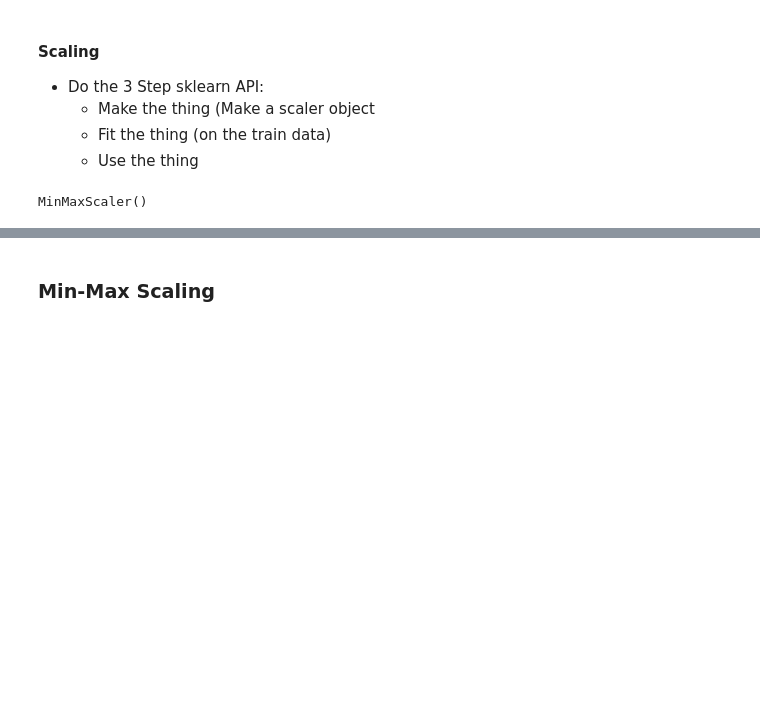
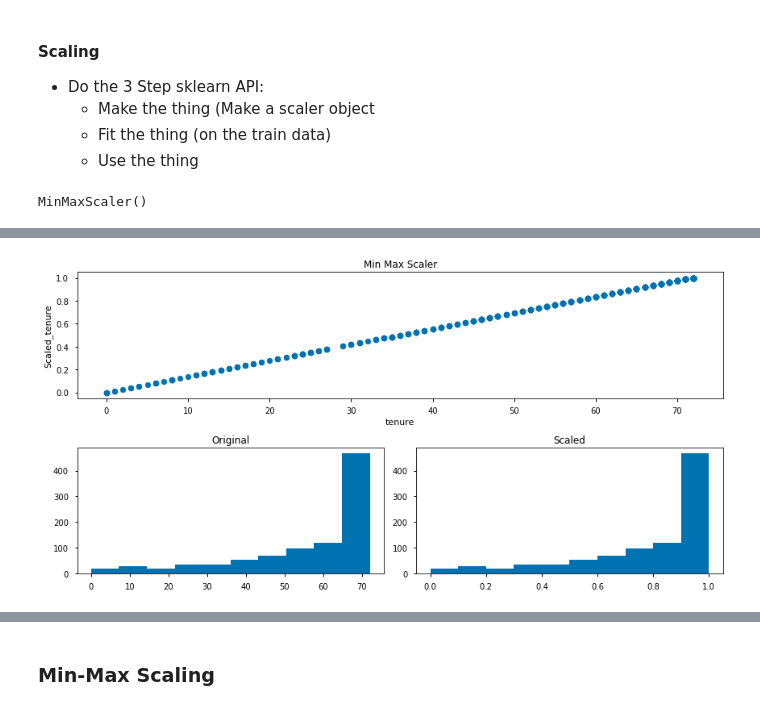
Before and after one commit to segovialori/regression-exercises, a Jupyter notebook: scaling.ipynb, the cells around one changed output, grey strips where cells are left out. Drawn from its saved outputs; the diff is of its cells as text; code cells hidden in the pictures; blank space fills up the shorter version.

```diff
--- a/scaling.ipynb
+++ b/scaling.ipynb
@@ -118,0 +169,4 @@ train.monthly_charges.hist()
+# %%
+visualize_scaled_date(sklearn.preprocessing.MinMaxScaler(), 'Min Max Scaler', 'tenure')
+# %% [output]
+[figure, added]
```
Also changed, not shown: parts of 40 cells of this notebook.
